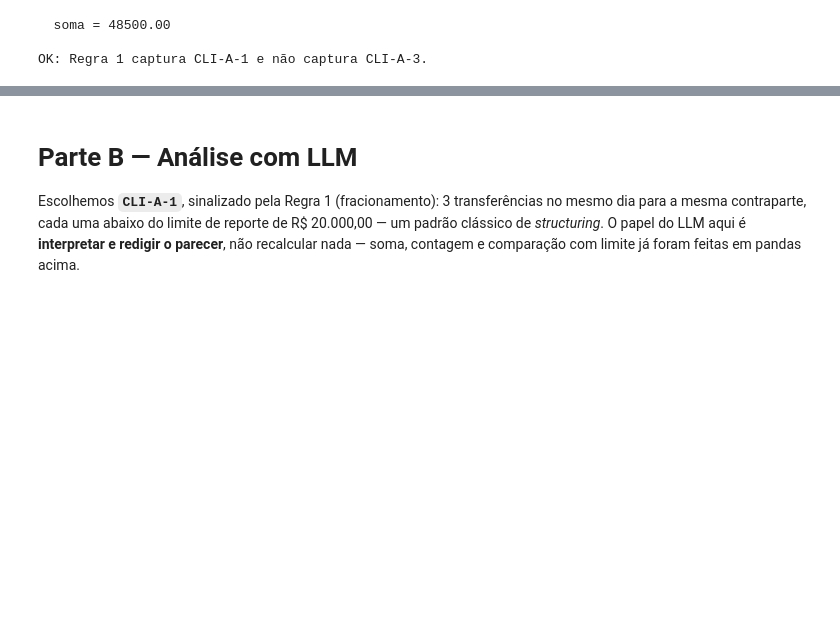
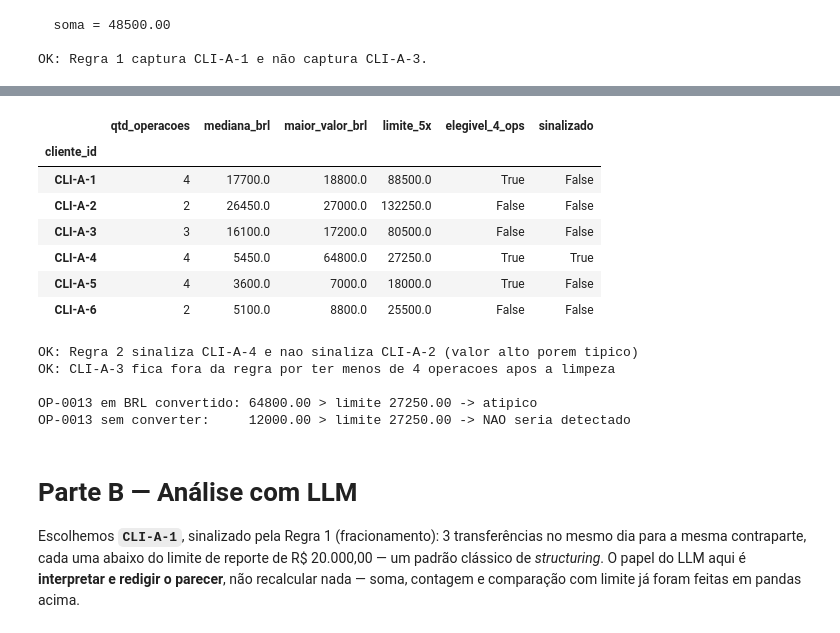
Before and after one commit to FelipeDev118/desafio-itau-ai-engineer, a Jupyter notebook: nivel_1/nivel_1.ipynb, the cells around one changed output, grey strips where cells are left out. Cells and saved outputs as stored; diff of their text form; code cells hidden in the pictures; blank space fills up the shorter version.

```diff
--- a/nivel_1/nivel_1.ipynb
+++ b/nivel_1/nivel_1.ipynb
@@ -302,3 +323,49 @@ OK: Regra 1 captura CLI-A-1 e não captura CLI-A-3.
+# %%
+resumo_regra2 = df_clean.groupby('cliente_id').agg(
+    qtd_operacoes=('id', 'count'),
+    mediana_brl=('valor_brl', 'median'),
+    maior_valor_brl=('valor_brl', 'max'),
+)
+resumo_regra2['limite_5x'] = resumo_regra2['mediana_brl'] * 5
+resumo_regra2['elegivel_4_ops'] = resumo_regra2['qtd_operacoes'] >= 4
+resumo_regra2['sinalizado'] = df_clean.groupby('cliente_id')['flag_valor_atipico'].any()
+display(resumo_regra2)
+
+# 1) caso positivo: CLI-A-4
+assert df_clean.loc[df_clean['cliente_id'] == 'CLI-A-4', 'flag_valor_atipico'].any()
+
+# 2) caso parecido que NAO se enquadra: CLI-A-2 tem valores altos em termos absolutos,
+#    mas homogeneos para o proprio historico
+assert not df_clean.loc[df_clean['cliente_id'] == 'CLI-A-2', 'flag_valor_atipico'].any()
+
+# 3) guarda de 4+ operacoes: CLI-A-3 fica de fora (3 operacoes apos a deduplicacao)
+assert not df_clean.loc[df_clean['cliente_id'] == 'CLI-A-3', 'flag_valor_atipico'].any()
+assert (df_clean['cliente_id'] == 'CLI-A-3').sum() == 3
+
+print('OK: Regra 2 sinaliza CLI-A-4 e nao sinaliza CLI-A-2 (valor alto porem tipico)')
+print('OK: CLI-A-3 fica fora da regra por ter menos de 4 operacoes apos a limpeza')
+
+# 4) a conversao de moeda e o que torna OP-0013 detectavel
+sub_a4 = df_clean[df_clean['cliente_id'] == 'CLI-A-4']
+limite_a4 = sub_a4['valor_brl'].median() * 5
+op = sub_a4[sub_a4['id'] == 'OP-0013'].iloc[0]
+print(f"\nOP-0013 em BRL convertido: {op['valor_brl']:.2f} > limite {limite_a4:.2f} -> atipico")
+print(f"OP-0013 sem converter:     {op['valor']:.2f} > limite {limite_a4:.2f} -> "
+      f"{'atipico' if op['valor'] > limite_a4 else 'NAO seria detectado'}")
+# %% [output]
+|  | qtd_operacoes | mediana_brl | maior_valor_brl | limite_5x | elegivel_4_ops | sinalizado |
+| cliente_id |  |  |  |  |  |  |
+| CLI-A-1 | 4 | 17700.0 | 18800.0 | 88500.0 | True | False |
+| CLI-A-2 | 2 | 26450.0 | 27000.0 | 132250.0 | False | False |
+| CLI-A-3 | 3 | 16100.0 | 17200.0 | 80500.0 | False | False |
+| CLI-A-4 | 4 | 5450.0 | 64800.0 | 27250.0 | True | True |
+| CLI-A-5 | 4 | 3600.0 | 7000.0 | 18000.0 | True | False |
+| CLI-A-6 | 2 | 5100.0 | 8800.0 | 25500.0 | False | False |
+OK: Regra 2 sinaliza CLI-A-4 e nao sinaliza CLI-A-2 (valor alto porem tipico)
+OK: CLI-A-3 fica fora da regra por ter menos de 4 operacoes apos a limpeza
+
+OP-0013 em BRL convertido: 64800.00 > limite 27250.00 -> atipico
+OP-0013 sem converter:     12000.00 > limite 27250.00 -> NAO seria detectado
 # %% [markdown]
 # Parte B — Análise com LLM
 
```
Also changed, not shown: parts of 5 cells of this notebook, 3 other files.
